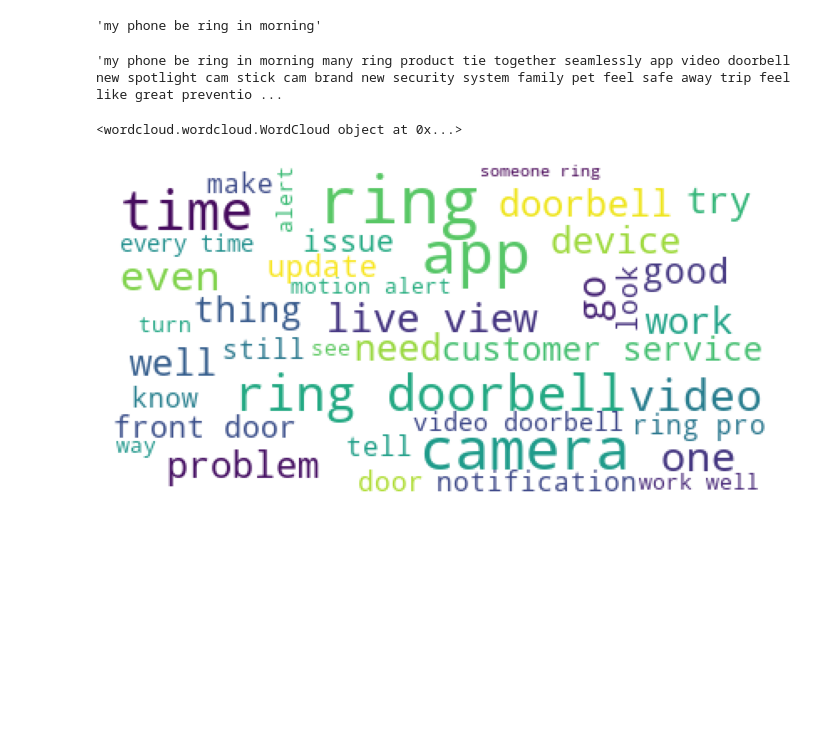
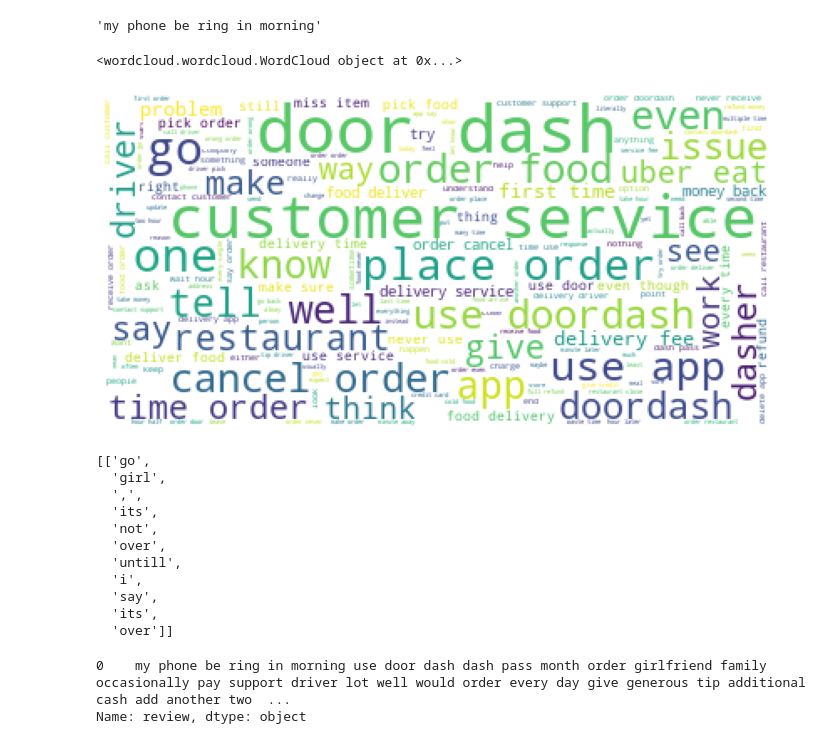
Before and after one commit to neel-machine/LDA_Topic_Modelling, a Jupyter notebook: LDA_topic_modelling.ipynb, the cells around one changed output. Drawn from its saved outputs; the diff is of its cells as text; code cells hidden in the pictures; blank space fills up the shorter version.

```diff
--- a/LDA_topic_modelling.ipynb
+++ b/LDA_topic_modelling.ipynb
@@ -7,5 +7,5 @@ import pandas as pd
 
 Data is in csv file , loading into a dataframe
 # %%
-df = pd.read_csv('amazon_ring_appstore_reviews_2000.csv')
+df = pd.read_csv('doordash_appstore_reviews.csv')
 df.head()
@@ -125,39 +127,37 @@ lemma('My phone is ringing in mornings')
 'my phone be ring in morning'
 # %%
 df.review = df.review.apply(lambda x: lemma(x))
-df.review[1]
+#df.review[:1]
-# %% [output]
-'my phone be ring in morning many ring product tie together seamlessly app video doorbell new spotlight cam stick cam brand new security system family pet feel safe away trip feel like great preventio ...
 # %%
 import matplotlib as mpl
 import matplotlib.pyplot as plt
 %matplotlib inline
 
 from subprocess import check_output
 from wordcloud import WordCloud, STOPWORDS
 
 mpl.rcParams['figure.figsize']=(12.0,12.0)
 mpl.rcParams['font.size']=12
 mpl.rcParams['savefig.dpi']=100
 mpl.rcParams['figure.subplot.bottom']=.1
 stopwords = set(STOPWORDS)
 
 wordcloud = WordCloud(
                           background_color='white',
                           stopwords=stopwords,
-                          max_words=40,
+                          max_words=5000,
                           max_font_size=40,
                           random_state=42
                          ).generate(str(df.review))
 
 print(wordcloud)
 fig = plt.figure(1)
 plt.imshow(wordcloud)
 plt.axis('off')
 plt.show();
 # %% [output]
 <wordcloud.wordcloud.WordCloud object at 0x...>
-[figure, old version]
+[figure, new version]
 # %%
 import gensim
 from gensim import corpora
@@ -164 +170,22 @@ from gensim import corpora
+# %%
+
+get_all_words("go girl , its not over untill i say its over")
+reviews_all
+# %% [output]
+[['go',
+  'girl',
+  ',',
+  'its',
+  'not',
+  'over',
+  'untill',
+  'i',
+  'say',
+  'its',
+  'over']]
+# %%
+df.review[:1]
+# %% [output]
+0    my phone be ring in morning use door dash dash pass month order girlfriend family occasionally pay support driver lot well would order every day give generous tip additional cash add another two  ...
+Name: review, dtype: object
 # %%
```
Also changed, not shown: parts of 20 cells of this notebook.
